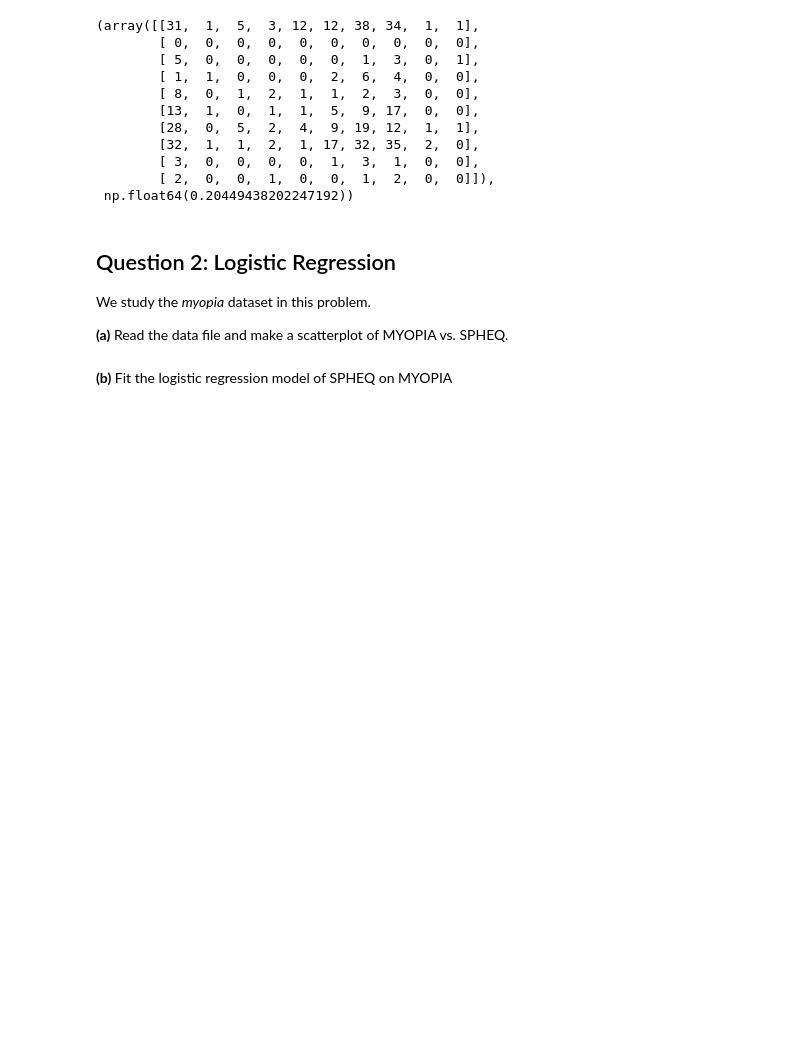
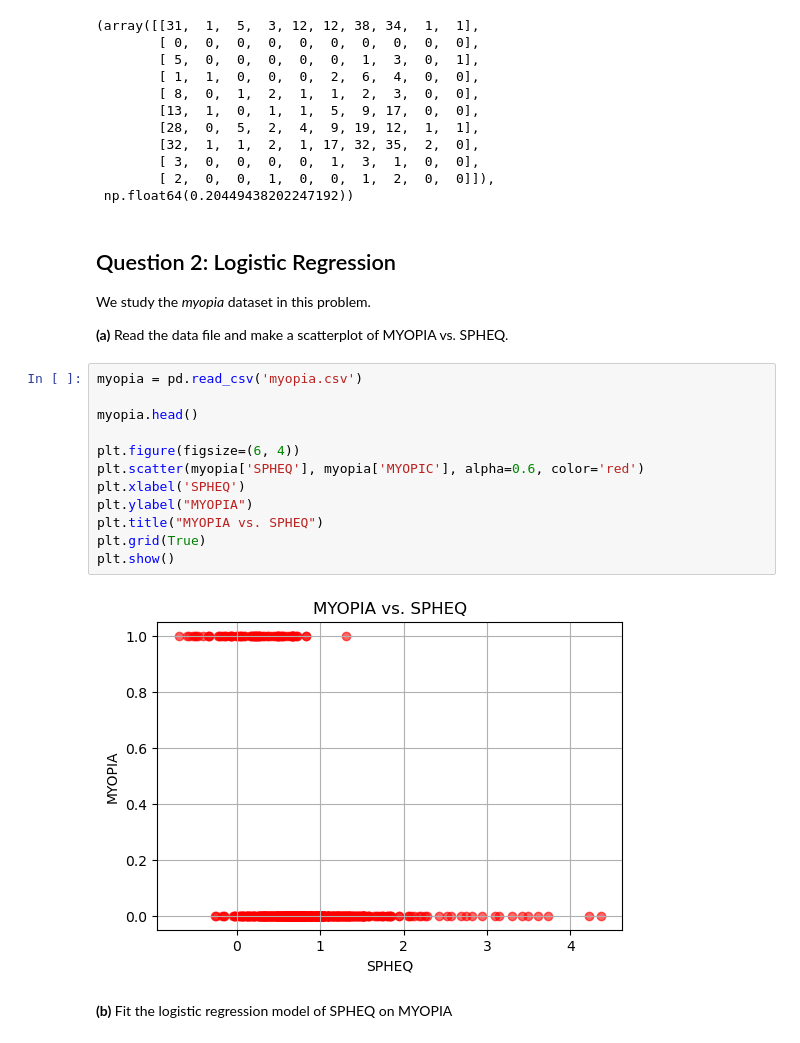
Before and after one commit to must108/sta4724, a Jupyter notebook: homework/hw3/Homework 3.ipynb, the cells around one changed output. Drawn from its saved outputs; the diff is of its cells as text; blank space fills up the shorter version.

```diff
--- a/homework/hw3/Homework 3.ipynb
+++ b/homework/hw3/Homework 3.ipynb
@@ -107,5 +107,19 @@ cm, accuracy
 We study the *myopia* dataset in this problem.
 
 **(a)** Read the data file and make a scatterplot of MYOPIA vs. SPHEQ.
+# %%
+myopia = pd.read_csv('myopia.csv')
+
+myopia.head()
+
+plt.figure(figsize=(6, 4))
+plt.scatter(myopia['SPHEQ'], myopia['MYOPIC'], alpha=0.6, color='red')
+plt.xlabel('SPHEQ')
+plt.ylabel("MYOPIA")
+plt.title("MYOPIA vs. SPHEQ")
+plt.grid(True)
+plt.show()
+# %% [output]
+[figure, added]
 # %% [markdown]
 **(b)** Fit the logistic regression model of SPHEQ on MYOPIA
```
Also changed, not shown: parts of 7 cells of this notebook.
